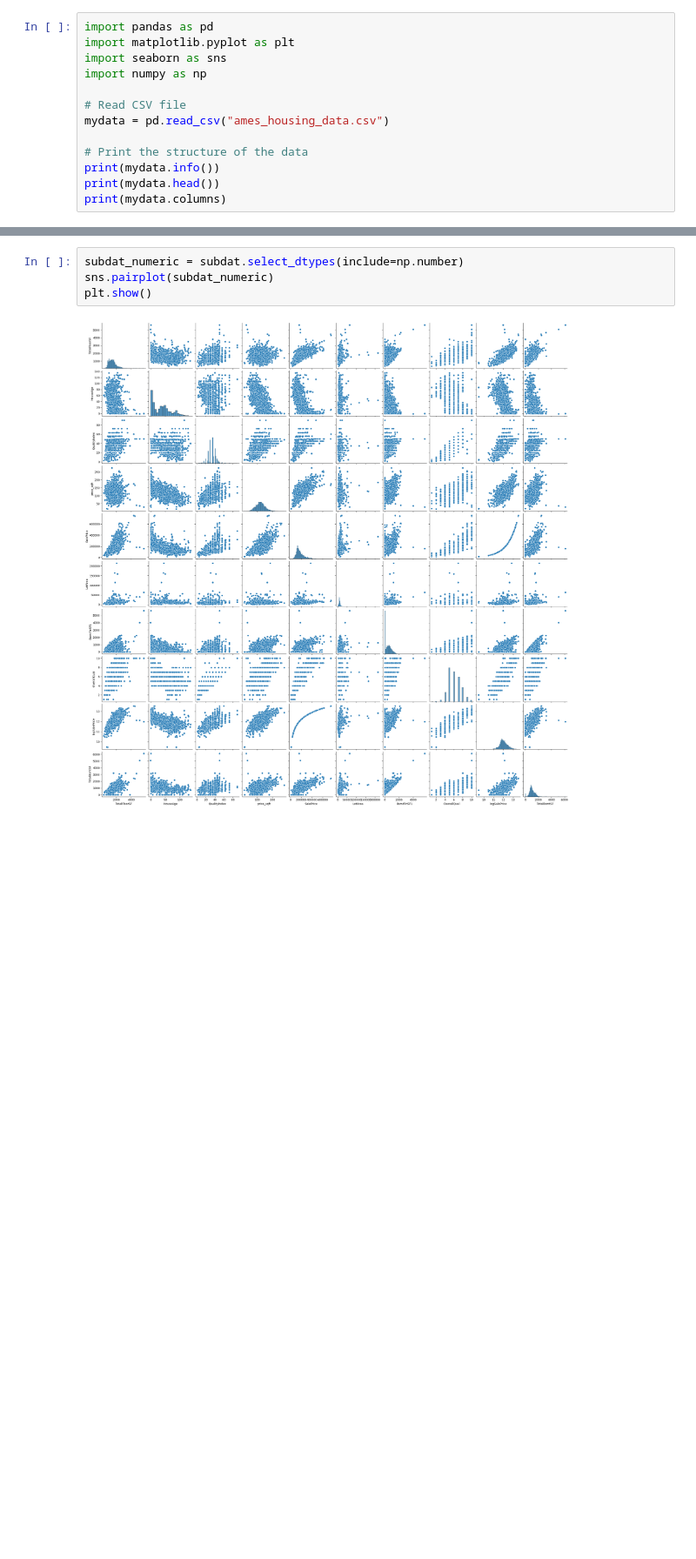
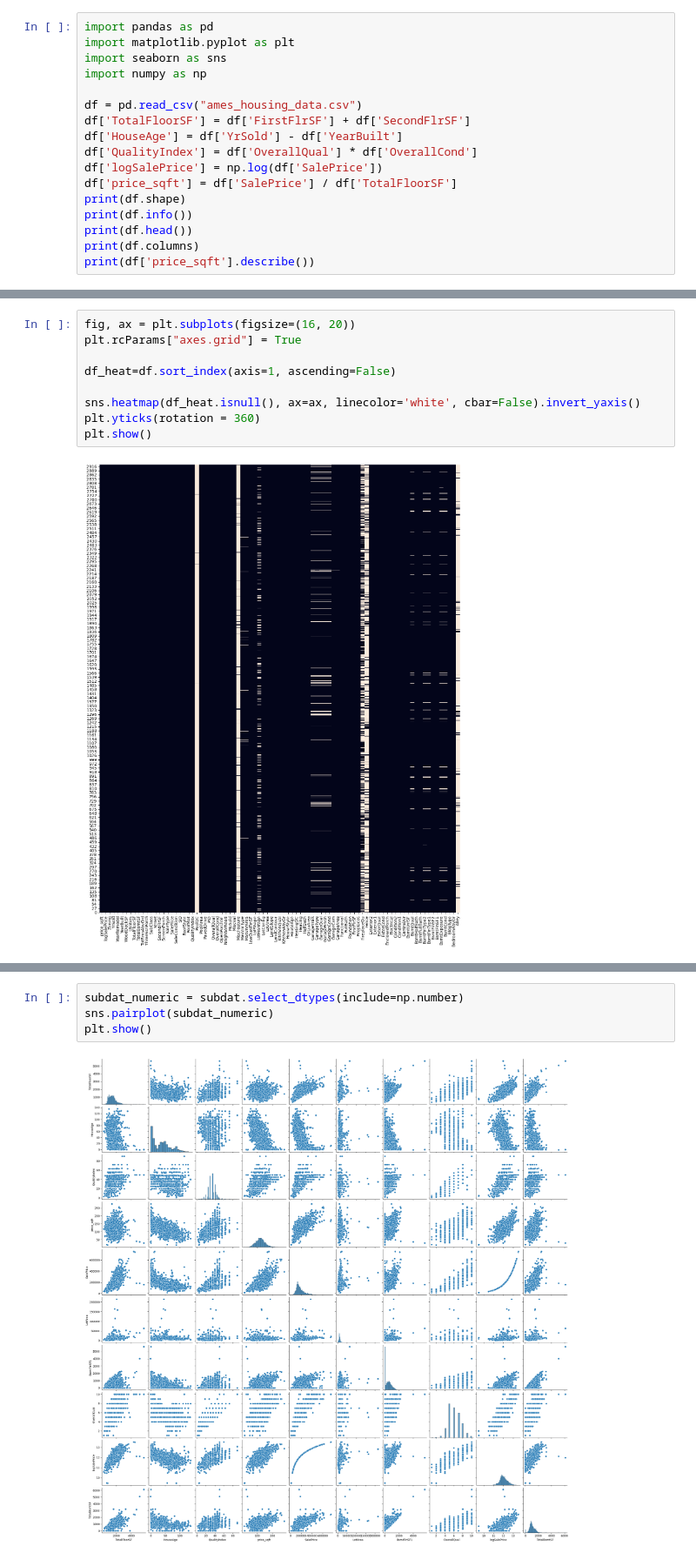
Before and after one commit to MichaelRocchio/msds_410, a Jupyter notebook: Assignment_1/rocchio_assign1.ipynb, the cells around one changed output, grey strips where cells are left out. Shown at 87% size. Saved outputs shown, nothing was run; the diff lists cells and outputs as text; blank space fills up the shorter version.

```diff
--- a/Assignment_1/rocchio_assign1.ipynb
+++ b/Assignment_1/rocchio_assign1.ipynb
@@ -4,11 +4,15 @@ import matplotlib.pyplot as plt
 import seaborn as sns
 import numpy as np
 
-# Read CSV file
-mydata = pd.read_csv("ames_housing_data.csv")
-
-# Print the structure of the data
-print(mydata.info())
-print(mydata.head())
-print(mydata.columns)
+df = pd.read_csv("ames_housing_data.csv")
+df['TotalFloorSF'] = df['FirstFlrSF'] + df['SecondFlrSF']
+df['HouseAge'] = df['YrSold'] - df['YearBuilt']
+df['QualityIndex'] = df['OverallQual'] * df['OverallCond']
+df['logSalePrice'] = np.log(df['SalePrice'])
+df['price_sqft'] = df['SalePrice'] / df['TotalFloorSF']
+print(df.shape)
+print(df.info())
+print(df.head())
+print(df.columns)
+print(df['price_sqft'].describe())
 # %% [output]
@@ -57,0 +56,11 @@ plt.show()
+# %%
+fig, ax = plt.subplots(figsize=(16, 20))
+plt.rcParams["axes.grid"] = True
+
+df_heat=df.sort_index(axis=1, ascending=False)
+
+sns.heatmap(df_heat.isnull(), ax=ax, linecolor='white', cbar=False).invert_yaxis()
+plt.yticks(rotation = 360)
+plt.show()
+# %% [output]
+[figure, added]
```
Also changed, not shown: parts of 20 cells of this notebook, 1 other file.
